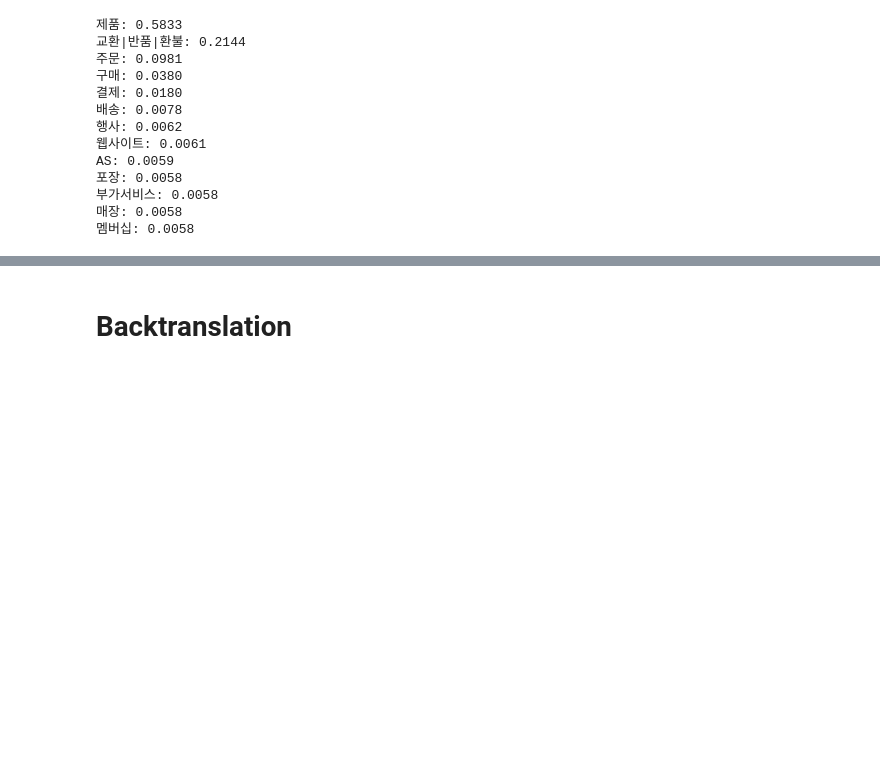
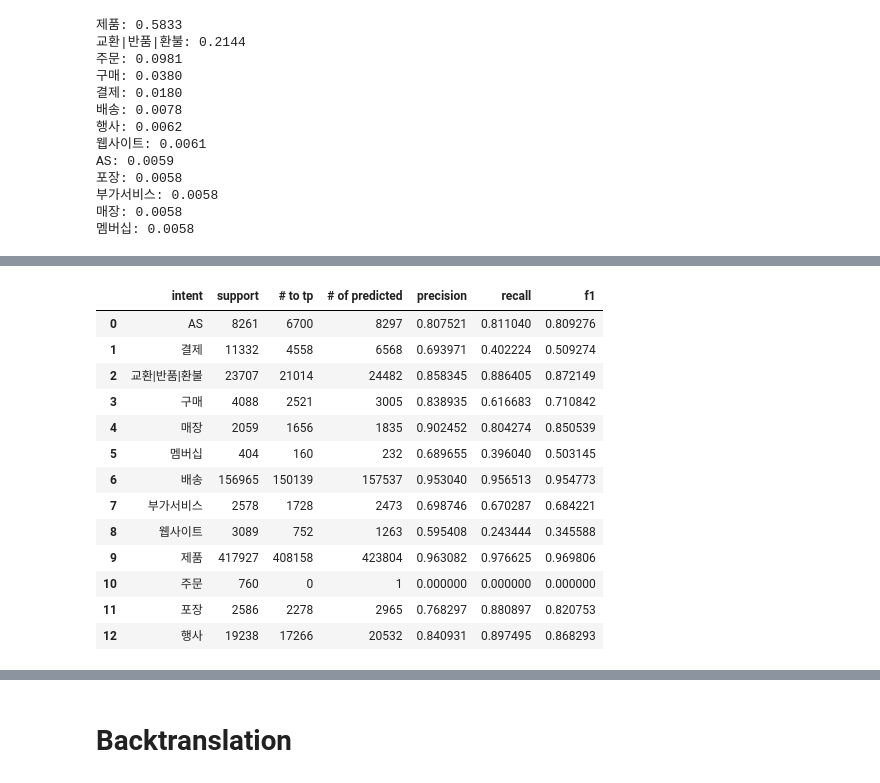
Before and after one commit to uoo723/BigStar-RnD-DA, a Jupyter notebook: notebooks/dev2.ipynb, the cells around one changed output, grey strips where cells are left out. Saved outputs shown, nothing was run; the diff lists cells and outputs as text; code cells hidden in the pictures; blank space fills up the shorter version.

```diff
--- a/notebooks/dev2.ipynb
+++ b/notebooks/dev2.ipynb
@@ -200,7 +218,7 @@ mlb = get_label_encoder("cache/label_encoder_mlb.joblib", is_multilabel=True)
 # %% [markdown]
 # Set Some Variables
 # %%
-device = torch.device("cuda:0")
+device = torch.device("cuda:1")
 # %% [markdown]
 # Analysis
 # %%
@@ -423,3 +441,7 @@ AS: 0.0059
 부가서비스: 0.0058
 매장: 0.0058
 멤버십: 0.0058
+# %%
+train_results = predict(
+    run_id="ca49adf0b85642a5bf22d86cfbe3782a", device=device, mode="train"
+)
@@ -425,0 +456,21 @@ AS: 0.0059
+# %%
+df = train_results["df"]
+df["precision"] = train_results["prec"]
+df["recall"] = train_results["recall"]
+df["f1"] = train_results["f1"]
+df
+# %% [output]
+|  | intent | support | # to tp | # of predicted | precision | recall | f1 |
+| 0 | AS | 8261 | 6700 | 8297 | 0.807521 | 0.811040 | 0.809276 |
+| 1 | 결제 | 11332 | 4558 | 6568 | 0.693971 | 0.402224 | 0.509274 |
+| 2 | 교환|반품|환불 | 23707 | 21014 | 24482 | 0.858345 | 0.886405 | 0.872149 |
+| 3 | 구매 | 4088 | 2521 | 3005 | 0.838935 | 0.616683 | 0.710842 |
+| 4 | 매장 | 2059 | 1656 | 1835 | 0.902452 | 0.804274 | 0.850539 |
+| 5 | 멤버십 | 404 | 160 | 232 | 0.689655 | 0.396040 | 0.503145 |
+| 6 | 배송 | 156965 | 150139 | 157537 | 0.953040 | 0.956513 | 0.954773 |
+| 7 | 부가서비스 | 2578 | 1728 | 2473 | 0.698746 | 0.670287 | 0.684221 |
+| 8 | 웹사이트 | 3089 | 752 | 1263 | 0.595408 | 0.243444 | 0.345588 |
+| 9 | 제품 | 417927 | 408158 | 423804 | 0.963082 | 0.976625 | 0.969806 |
+| 10 | 주문 | 760 | 0 | 1 | 0.000000 | 0.000000 | 0.000000 |
+| 11 | 포장 | 2586 | 2278 | 2965 | 0.768297 | 0.880897 | 0.820753 |
+| 12 | 행사 | 19238 | 17266 | 20532 | 0.840931 | 0.897495 | 0.868293 |
```
Also changed, not shown: parts of 20 cells of this notebook.
